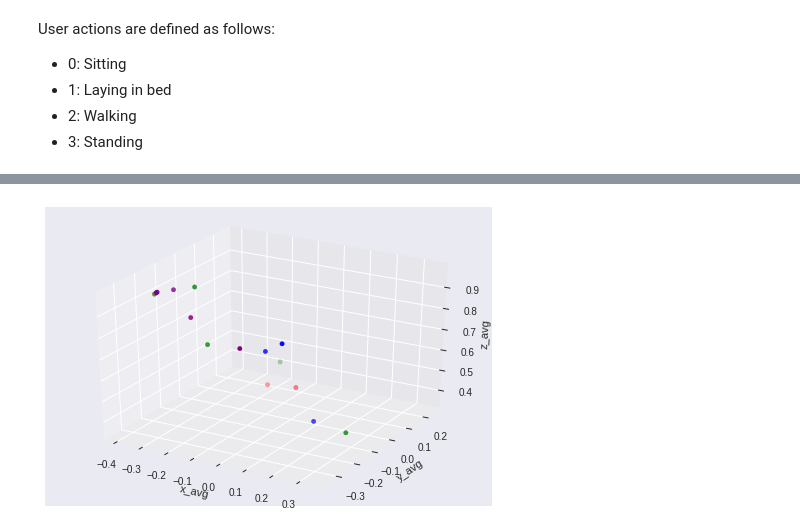
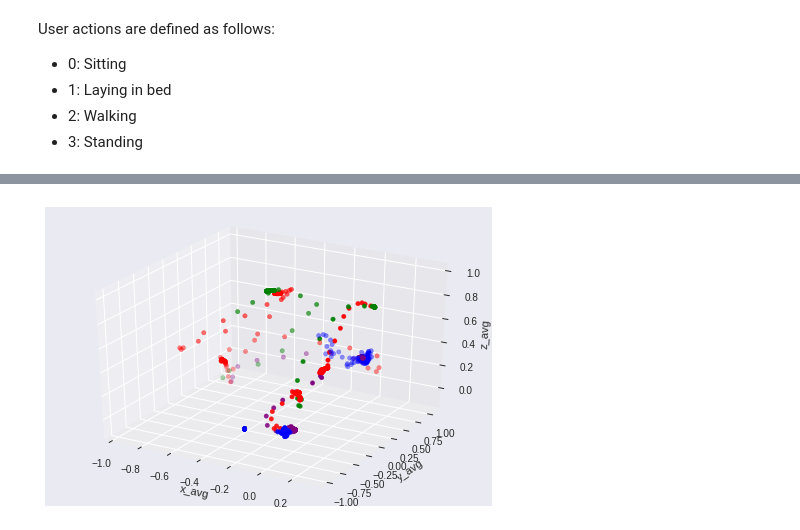
Before and after one commit to pgunasekara/mobilityai, a Jupyter notebook: machine_learning/macmobile.ipynb, the cells around one changed output, grey strips where cells are left out. Cells and saved outputs as stored; diff of their text form; code cells hidden in the pictures.

```diff
--- a/machine_learning/macmobile.ipynb
+++ b/machine_learning/macmobile.ipynb
@@ -195,0 +252,22 @@ display(accelerometer_dataframe)
+# %%
+accelerometer_windows = windowify(2500, 500, accelerometer_csv, accelerometer_stats)
+accel_df = pd.DataFrame.from_records(accelerometer_windows)
+display(accel_df.head(10))
+gyroscope_windows = windowify(2500, 500, gyroscope_csv, gyroscope_stats)
+gyro_df = pd.DataFrame.from_records(gyroscope_windows)
+display(gyro_df.head(10))
+display(accel_df['epoch_start'].count())
+display(gyro_df['epoch_start'].count())
+
+#mergeable_series_lst = build_mergeable_dataframes(accel_df.head(10),gyro_df.head(10))
+mergeable_series_lst = build_mergeable_dataframes(accel_df,gyro_df)
+mergeable_df = pd.DataFrame.from_records(mergeable_series_lst)
+typecast_map = {"epoch_end":"int64","epoch_start":"int64","action":"int64","epoch_length":"int64"}
+for i in typecast_map.keys():
+  mergeable_df[i] = mergeable_df[i].astype(typecast_map[i])
+
+accel_gyro_df = pd.merge(accel_df,mergeable_df,on=['epoch_start','epoch_end','action','epoch_length'])
+display(accel_gyro_df.columns)
+#display(accel_gyro_df[['epoch_start','epoch_end','accel_x_avg','gyro_x_avg']])
+display(accel_gyro_df.head(10))
+display(accel_gyro_df['epoch_start'].count())
@@ -196,28 +319,34 @@ display(accelerometer_dataframe)
 # %%
 from mpl_toolkits.mplot3d import Axes3D
 import numpy as np
 import matplotlib
 import matplotlib.pyplot as plt
 
 fig = plt.figure()
 ax = fig.add_subplot(111, projection='3d')
 
 colors = ['red','green','blue','purple']
 color_labels = ['sitting', 'laying in bed', 'walking', 'standing']
 
-ax.scatter(xs=accelerometer_dataframe['x_avg'],
-           ys=accelerometer_dataframe['y_avg'],
-           zs=accelerometer_dataframe['z_avg'],
-           c=accelerometer_dataframe['action'],
+ax.scatter(xs=accel_gyro_df['accel_x_avg'],
+           ys=accel_gyro_df['accel_y_avg'],
+           zs=accel_gyro_df['accel_z_avg'],
+           c=accel_gyro_df['action'],
            cmap=matplotlib.colors.ListedColormap(colors))
+
+#ax.scatter(xs=gyroscope_dataframe['x_avg'],
+#           ys=gyroscope_dataframe['y_avg'],
+#           zs=gyroscope_dataframe['z_avg'],
+#           c=gyroscope_dataframe['action'],
+#           cmap=matplotlib.colors.ListedColormap(colors))
 
 ax.set_xlabel('x_avg')
 ax.set_ylabel('y_avg')
 ax.set_zlabel('z_avg')
 
 plt.show()
 # %% [output]
-[figure, old version]
+[figure, new version]
 # %%
 fig = plt.figure()
 ax = fig.add_subplot(221)
```
Also changed, not shown: parts of 10 cells of this notebook.
